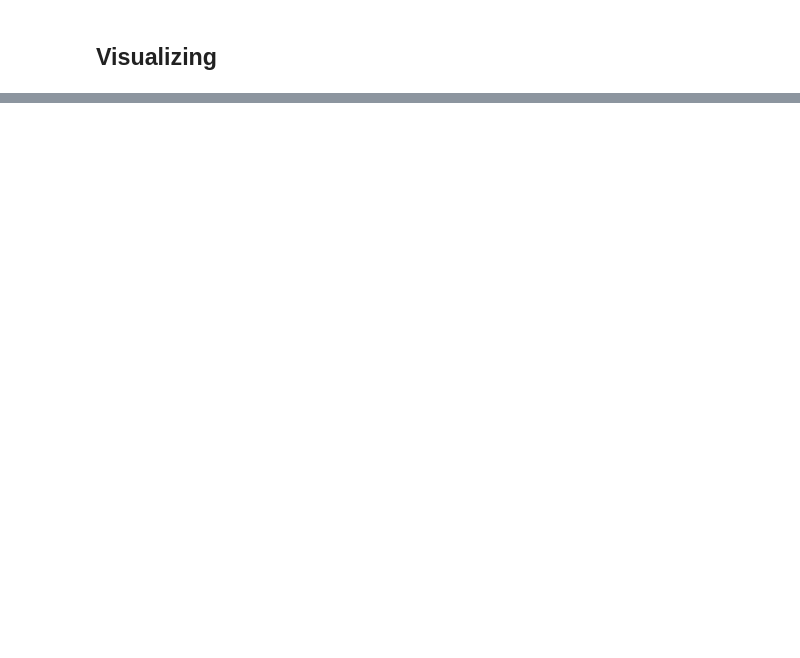
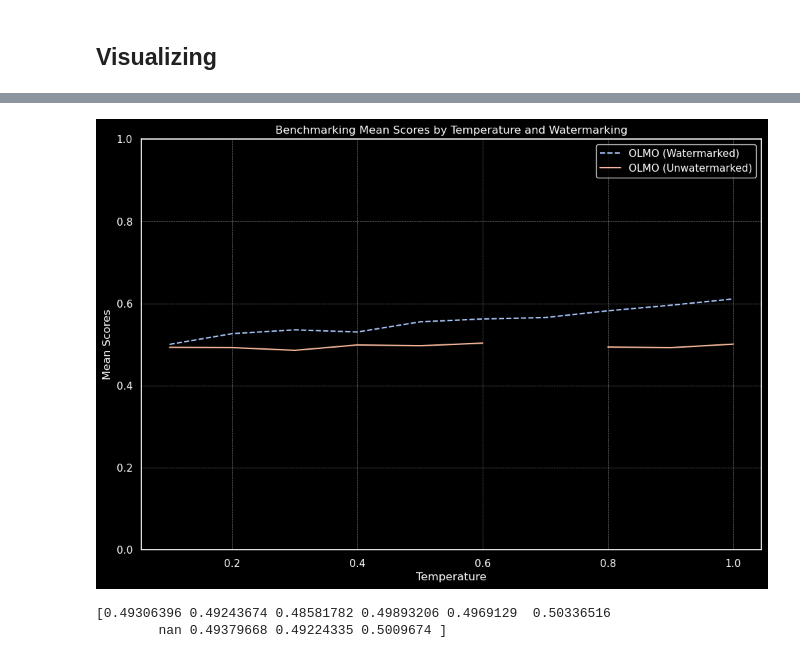
Before and after one commit to LilianSchall/NLPA-project, a Jupyter notebook: notebooks/benchmarking.ipynb, the cells around one changed output, grey strips where cells are left out. Saved outputs shown, nothing was run; the diff lists cells and outputs as text; code cells hidden in the pictures; blank space fills up the shorter version.

```diff
--- a/notebooks/benchmarking.ipynb
+++ b/notebooks/benchmarking.ipynb
@@ -355,0 +371,14 @@ KeyboardInterrupt:
+# %%
+means = {}
+uwm_results = np.load("../data/allenai/OLMo-1B/unwatermarked.npy")
+wm_results = np.load("../data/allenai/OLMo-1B/watermarked.npy")
+means["OLMO"] = {
+        "watermarked": wm_results,
+        "unwatermarked": uwm_results
+    }
+plot_benchmarking_results(means, temperature_values.tolist(), "OLMO")
+print(uwm_results)
+# %% [output]
+[figure, added]
+[0.49306396 0.49243674 0.48581782 0.49893206 0.4969129  0.50336516
+        nan 0.49379668 0.49224335 0.5009674 ]
```
Also changed, not shown: parts of 18 cells of this notebook.
